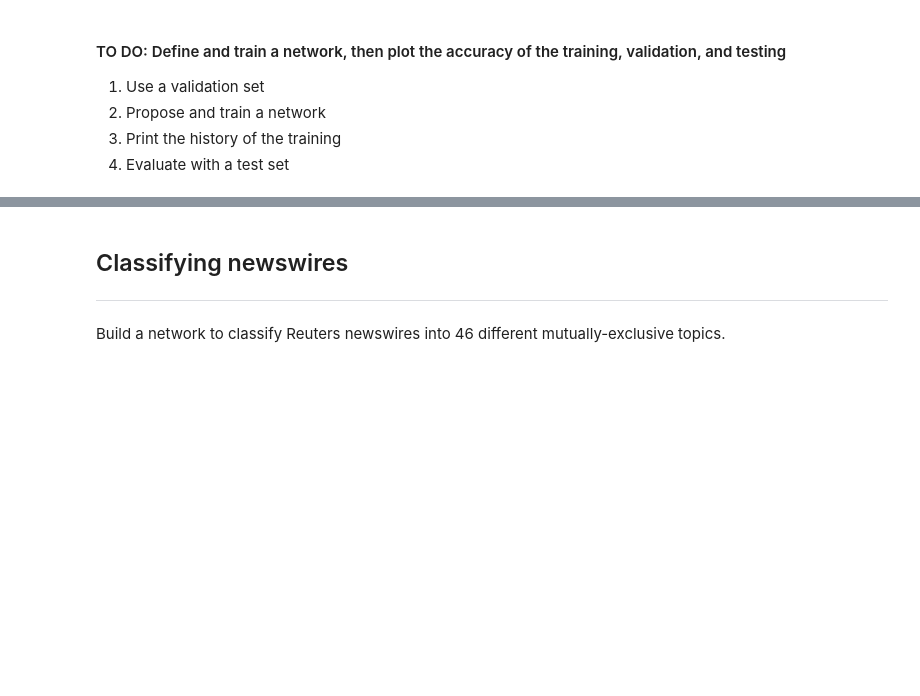
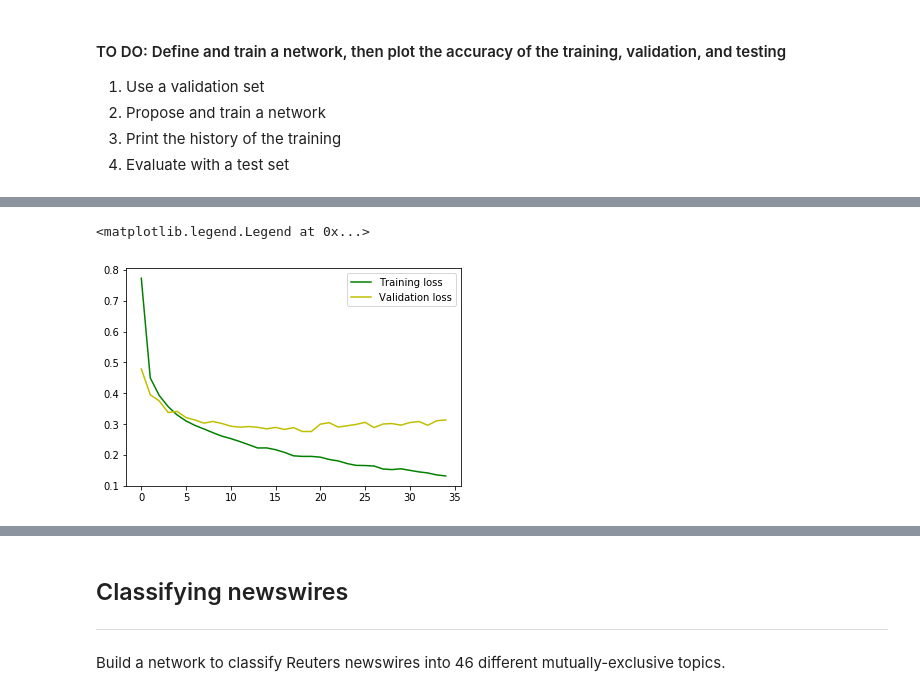
Before and after one commit to DeepLearningVision-2019/a4-keras-classification-ludoviccyril, a Jupyter notebook: Keras_assignment.ipynb, the cells around one changed output, grey strips where cells are left out. Saved outputs shown, nothing was run; the diff lists cells and outputs as text; code cells hidden in the pictures; blank space fills up the shorter version.

```diff
--- a/Keras_assignment.ipynb
+++ b/Keras_assignment.ipynb
@@ -79,12 +79,14 @@ network.add(layers.Dense(256, activation='relu'))
 network.add(layers.Dropout(0.1))
 network.add(layers.Dense(10, activation='softmax'))
 
+epochs = 35
+
 network.compile(optimizer='adam', loss='categorical_crossentropy', metrics=['accuracy'])
-network.fit(
+fit_data = network.fit(
     fashion_train_data,
     fashion_train_labels,
     batch_size=1000,
-    epochs=35,
+    epochs=epochs,
     validation_data=(fashion_validation_data, fashion_validation_labels)
 )
 
@@ -109,0 +112,12 @@ Evaluation:  [0.36099729973077777, 0.8919]
+# %%
+loss = fit_data.history['loss']
+acc = fit_data.history['acc']
+val_acc = fit_data.history['val_acc']
+val_loss = fit_data.history['val_loss']
+
+plt.plot(range(epochs), loss, 'g', label='Training loss')
+plt.plot(range(epochs), val_loss, 'y', label='Validation loss')
+plt.legend()
+# %% [output]
+<matplotlib.legend.Legend at 0x...>
+[figure, added]
```
Also changed, not shown: parts of 12 cells of this notebook, 1 other file.
